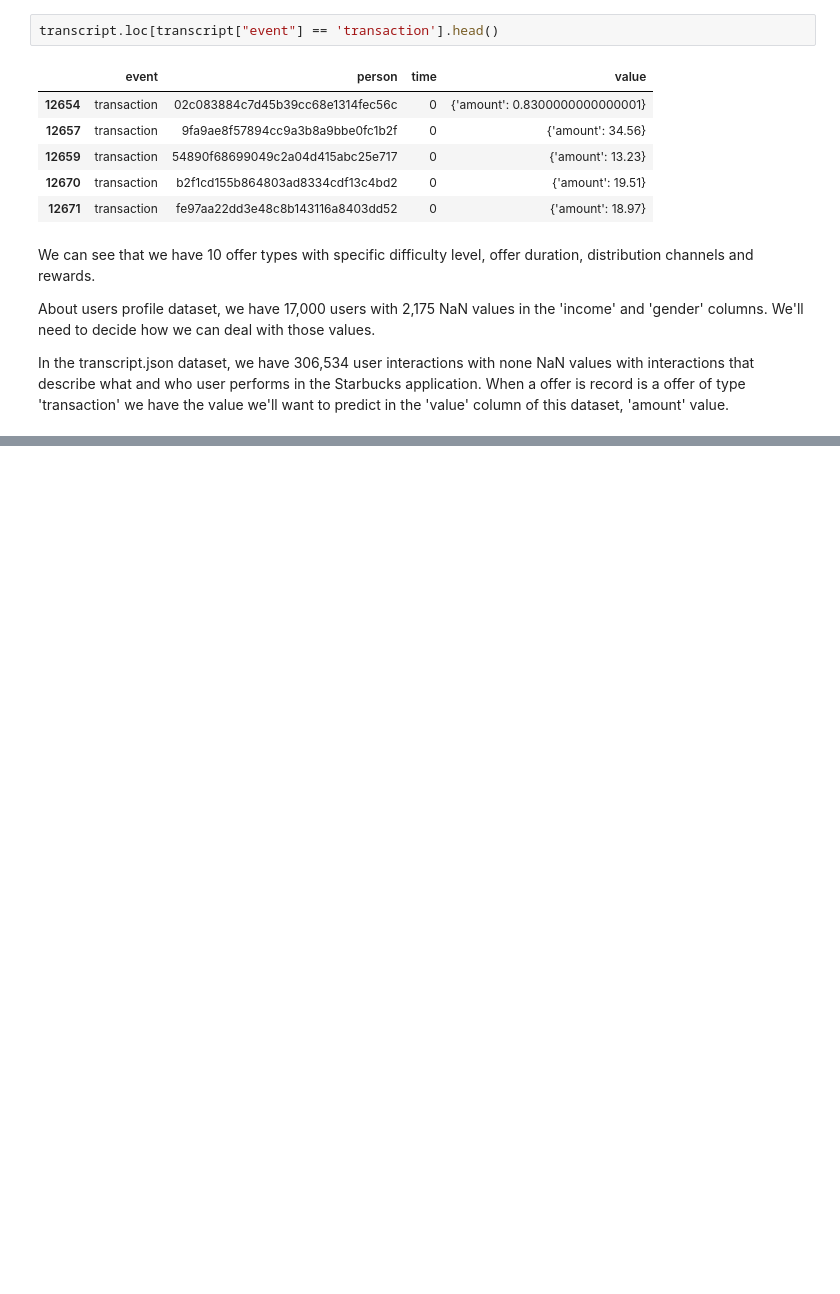
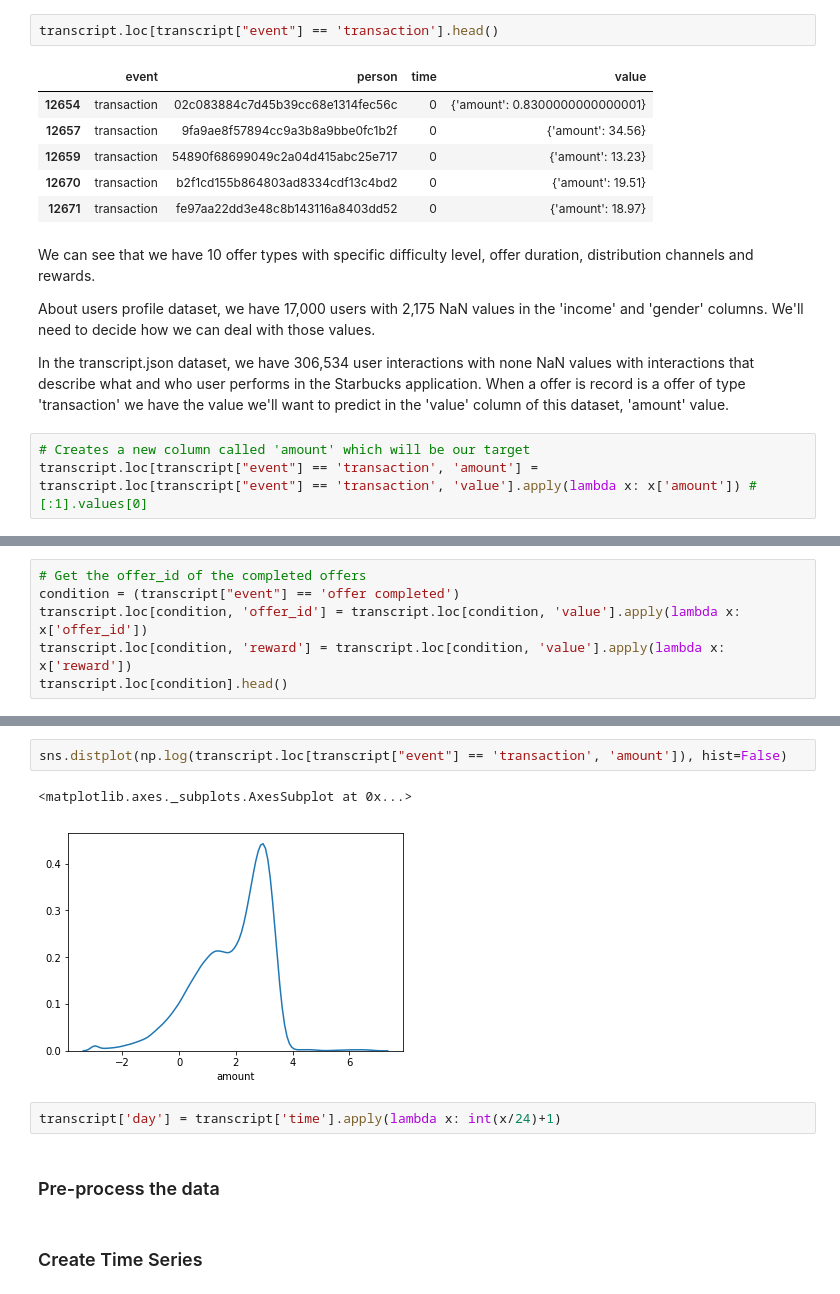
Before and after one commit to rodolfojt/Predicting_Starbucks_Offers, a Jupyter notebook: Starbucks_Capstone_notebook.ipynb, the cells around one changed output, grey strips where cells are left out. Saved outputs shown, nothing was run; the diff lists cells and outputs as text; blank space fills up the shorter version.

Commit message:
Updating the notebook with Pre-processing steps

```diff
--- a/Starbucks_Capstone_notebook.ipynb
+++ b/Starbucks_Capstone_notebook.ipynb
@@ -180,3 +259,6 @@ We can see that we have 10 offer types with specific difficulty level, offer dur
 About users profile dataset, we have 17,000 users with 2,175 NaN values in the 'income' and 'gender' columns. We'll need to decide how we can deal with those values.
 
 In the transcript.json dataset, we have 306,534 user interactions with none NaN values with interactions that describe what and who user performs in the Starbucks application. When a offer is record is a offer of type 'transaction' we have the value we'll want to predict in the 'value' column of this dataset, 'amount' value.
+# %%
+# Creates a new column called 'amount' which will be our target
+transcript.loc[transcript["event"] == 'transaction', 'amount'] = transcript.loc[transcript["event"] == 'transaction', 'value'].apply(lambda x: x['amount']) #[:1].values[0]
@@ -182,0 +273,6 @@ In the transcript.json dataset, we have 306,534 user interactions with none NaN
+# %%
+# Get the offer_id of the completed offers
+condition = (transcript["event"] == 'offer completed')
+transcript.loc[condition, 'offer_id'] = transcript.loc[condition, 'value'].apply(lambda x: x['offer_id'])
+transcript.loc[condition, 'reward'] = transcript.loc[condition, 'value'].apply(lambda x: x['reward'])
+transcript.loc[condition].head()
@@ -182,0 +286,11 @@ In the transcript.json dataset, we have 306,534 user interactions with none NaN
+# %%
+sns.distplot(np.log(transcript.loc[transcript["event"] == 'transaction', 'amount']), hist=False)
+# %% [output]
+<matplotlib.axes._subplots.AxesSubplot at 0x...>
+[figure, added]
+# %%
+transcript['day'] = transcript['time'].apply(lambda x: int(x/24)+1)
+# %% [markdown]
+### Pre-process the data
+# %% [markdown]
+### Create Time Series
```
Also changed, not shown: parts of 24 cells of this notebook.
